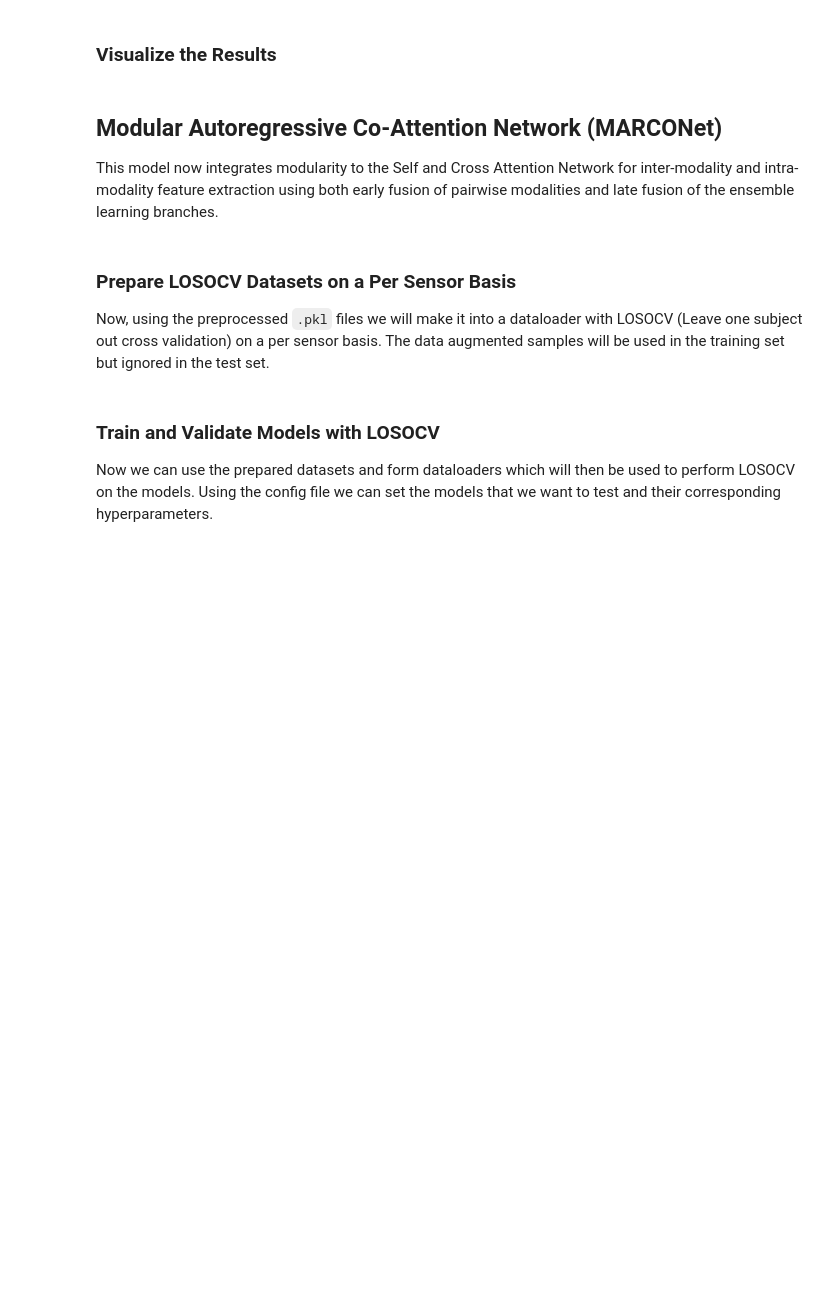
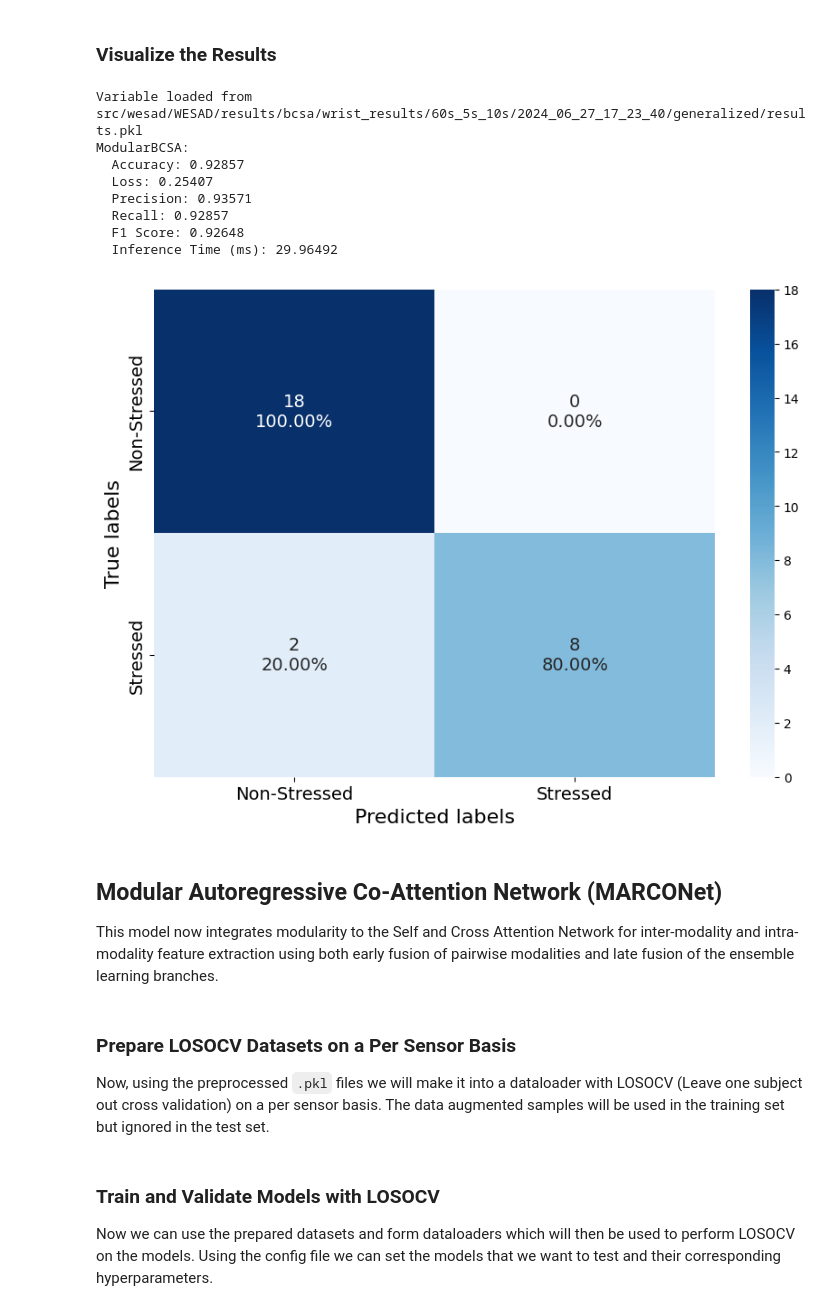
Before and after one commit to WillPowellUk/Modular-Multimodal-Stress-Detector, a Jupyter notebook: wesad_demo.ipynb, the cells around one changed output. Saved outputs shown, nothing was run; the diff lists cells and outputs as text; code cells hidden in the pictures; blank space fills up the shorter version.

```diff
--- a/wesad_demo.ipynb
+++ b/wesad_demo.ipynb
@@ -504,17 +518,28 @@ copy_json(BCSA_MODEL_CONFIG, f'{save_path}/config.json')
 # %%
 from src.ml_pipeline.analysis import ModelResultsAnalysis
 from src.utils import load_var
 
 WINDOW_LENGTH = 60
 SLIDING_LENGTH = 5
 SPLIT_LENGTH = 10 # this will split each 60 second segments into 6 x 10 second segments
 
 # results_path = f'{save_path}/results.pkl'
-results_path = 'src/wesad/WESAD/results/bcsa/wrist_results/60s_5s_10s/2024_06_21_15_50_27/generalized/results.pkl'
+# results_path = 'src/wesad/WESAD/results/bcsa/wrist_results/60s_5s_10s/2024_06_21_15_50_27/generalized/results.pkl'
+results_path = 'src/wesad/WESAD/results/bcsa/wrist_results/60s_5s_10s/2024_06_27_17_23_40/generalized/results.pkl'
 results = load_var(results_path)
 
 analysis = ModelResultsAnalysis(results)
 analysis.analyze_collective()
+# %% [output]
+Variable loaded from src/wesad/WESAD/results/bcsa/wrist_results/60s_5s_10s/2024_06_27_17_23_40/generalized/results.pkl
+ModularBCSA:
+  Accuracy: 0.92857
+  Loss: 0.25407
+  Precision: 0.93571
+  Recall: 0.92857
+  F1 Score: 0.92648
+  Inference Time (ms): 29.96492
+[figure, added]
 # %% [markdown]
 ## Modular Autoregressive Co-Attention Network (MARCONet)
 
```
Also changed, not shown: parts of 6 cells of this notebook, 5 other files.
